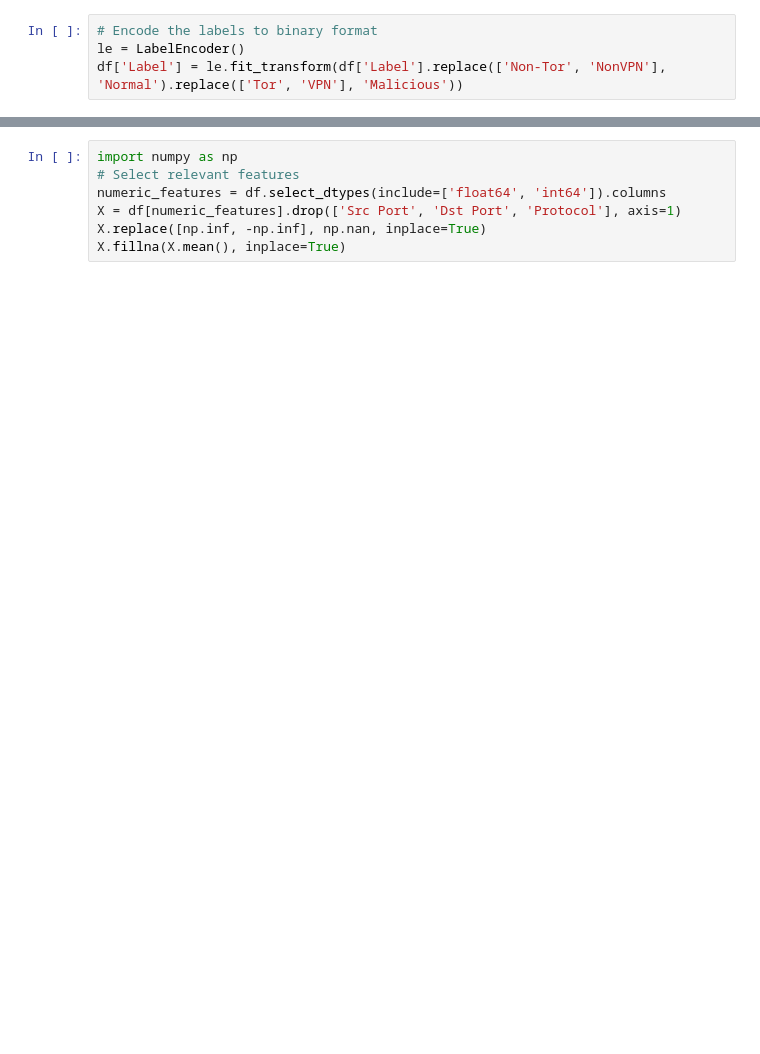
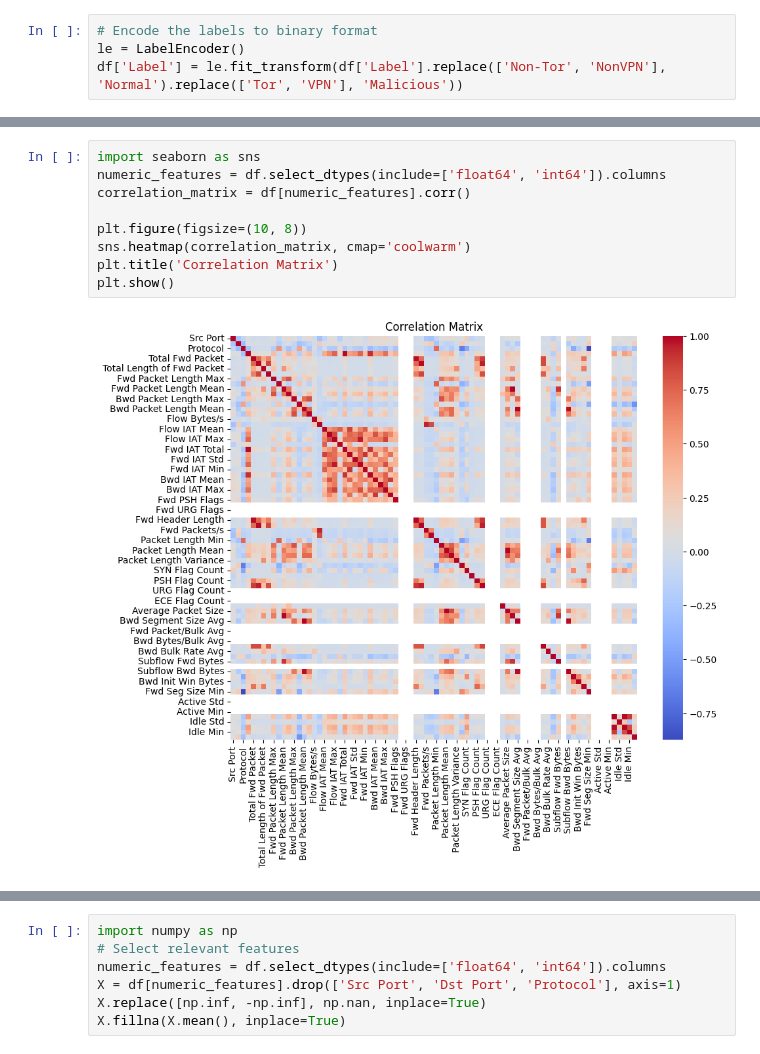
Before and after one commit to trisha199/cybersecurity, a Jupyter notebook: deeplearning_model.ipynb, the cells around one changed output, grey strips where cells are left out. Drawn from its saved outputs; the diff is of its cells as text; blank space fills up the shorter version.

```diff
--- a/deeplearning_model.ipynb
+++ b/deeplearning_model.ipynb
@@ -15,0 +61,11 @@ df['Label'] = le.fit_transform(df['Label'].replace(['Non-Tor', 'NonVPN'], 'Norma
+# %%
+import seaborn as sns
+numeric_features = df.select_dtypes(include=['float64', 'int64']).columns
+correlation_matrix = df[numeric_features].corr()
+
+plt.figure(figsize=(10, 8))
+sns.heatmap(correlation_matrix, cmap='coolwarm')
+plt.title('Correlation Matrix')
+plt.show()
+# %% [output]
+[figure, added]
```
Also changed, not shown: parts of 20 cells of this notebook.
